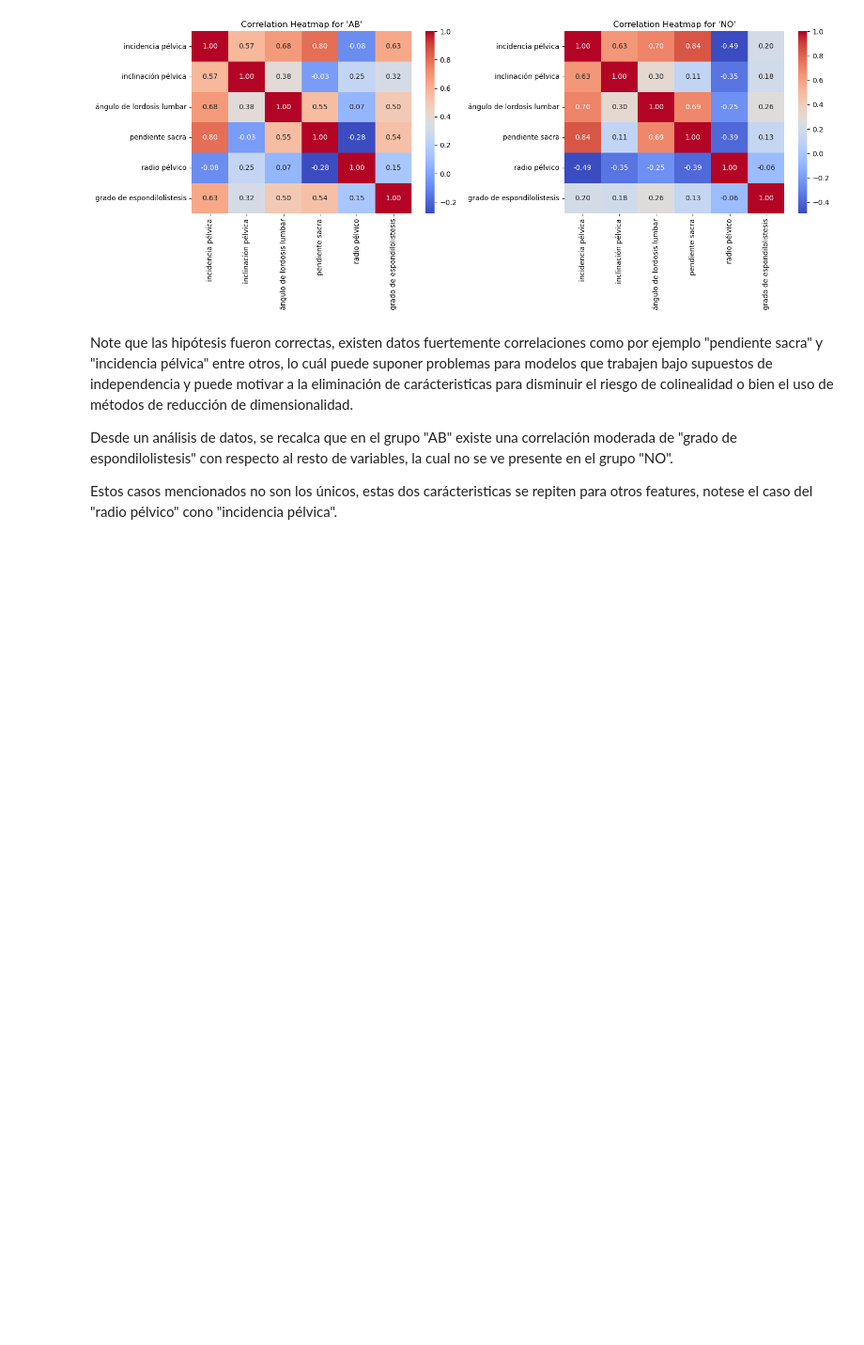
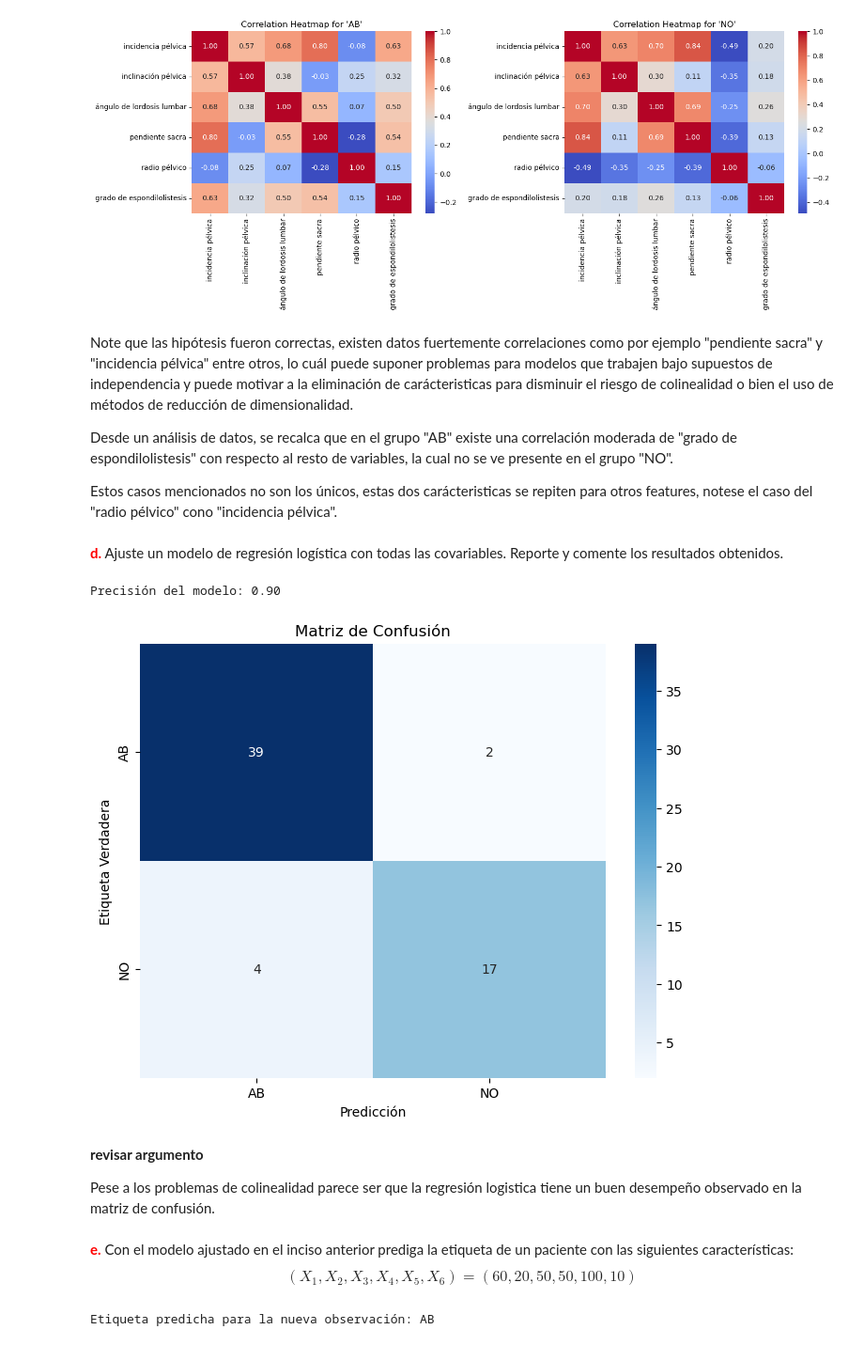
Before and after one commit to Diego-Astaburuaga/Tarea-1-MAT281, a Jupyter notebook: Tarea 1.ipynb, the cells around one changed output. Shown at 94% size. Cells and saved outputs as stored; diff of their text form; code cells hidden in the pictures; blank space fills up the shorter version.

Commit message:
Revisar cosas faltantes
Algunas preguntas y desarrollos estan incompletos, el grueso del codigo esta listo.

```diff
--- a/Tarea 1.ipynb
+++ b/Tarea 1.ipynb
@@ -253,3 +253,68 @@ Note que las hipótesis fueron correctas, existen datos fuertemente correlacione
 Desde un análisis de datos, se recalca que en el grupo "AB" existe una correlación moderada de "grado de espondilolistesis" con respecto al resto de variables, la cual no se ve presente en el grupo "NO".
 
 Estos casos mencionados no son los únicos, estas dos carácteristicas se repiten para otros features, notese el caso del "radio pélvico" cono "incidencia pélvica".
+# %% [markdown]
+**<span style="color:red">d.</span>** Ajuste un modelo de regresión logística con todas las covariables. Reporte y comente los resultados obtenidos.
+# %%
+from sklearn.model_selection import train_test_split
+from sklearn.linear_model import LogisticRegression
+from sklearn.metrics import accuracy_score
+
+X = df.drop('status', axis=1)  # Suponiendo que 'status' es la etiqueta objetivo
+y = df['status']
+
+# Dividir los datos en conjuntos de entrenamiento y prueba
+X_train, X_test, y_train, y_test = train_test_split(X, y, test_size=0.2, random_state=7)
+# %%
+# Crear y entrenar el modelo de regresión logística
+model = LogisticRegression()
+model.fit(X_train, y_train)
+
+# Predecir las etiquetas en el conjunto de prueba
+y_pred = model.predict(X_test)
+
+# Calcular la precisión del modelo
+accuracy = accuracy_score(y_test, y_pred)
+print(f'Precisión del modelo: {accuracy:.2f}')
+# %% [output]
+Precisión del modelo: 0.90
+# %%
+from sklearn.metrics import confusion_matrix
+
+# Calcular la matriz de confusión
+conf_matrix = confusion_matrix(y_test, y_pred)
+
+# Definir los nombres de las etiquetas
+label_names = model.classes_  # Reemplaza con los nombres correctos
+
+# Visualizar la matriz de confusión
+plt.figure(figsize=(8, 6))
+sns.heatmap(conf_matrix, annot=True, cmap='Blues', fmt='g', xticklabels=label_names, yticklabels=label_names)
+plt.title('Matriz de Confusión')
+plt.xlabel('Predicción')
+plt.ylabel('Etiqueta Verdadera')
+plt.show()
+# %% [output]
+[figure, added]
+# %% [markdown]
+**revisar argumento**
+
+Pese a los problemas de colinealidad parece ser que la regresión logistica tiene un buen desempeño observado en la matriz de confusión.
+# %% [markdown]
+**<span style="color:red">e.</span>** Con el modelo ajustado en el inciso anterior prediga la etiqueta de un paciente con las siguientes características:
+$$
+(X_1,X_2,X_3,X_4,X_5,X_6)=(60,20,50,50,100,10)
+$$
+# %%
+# Nueva observación en el mismo formato que tus datos originales
+new_observation = [[60, 20, 50, 50, 100, 10]]
+
+# Crear un DataFrame temporal para la nueva observación
+new_df = pd.DataFrame(new_observation, columns=X.columns)
+
+# Realizar la predicción
+predicted_label = model.predict(new_df)
+
+print(f'Etiqueta predicha para la nueva observación: {predicted_label[0]}')
+# %% [output]
+Etiqueta predicha para la nueva observación: AB
```
Also changed, not shown: parts of 12 cells of this notebook.
